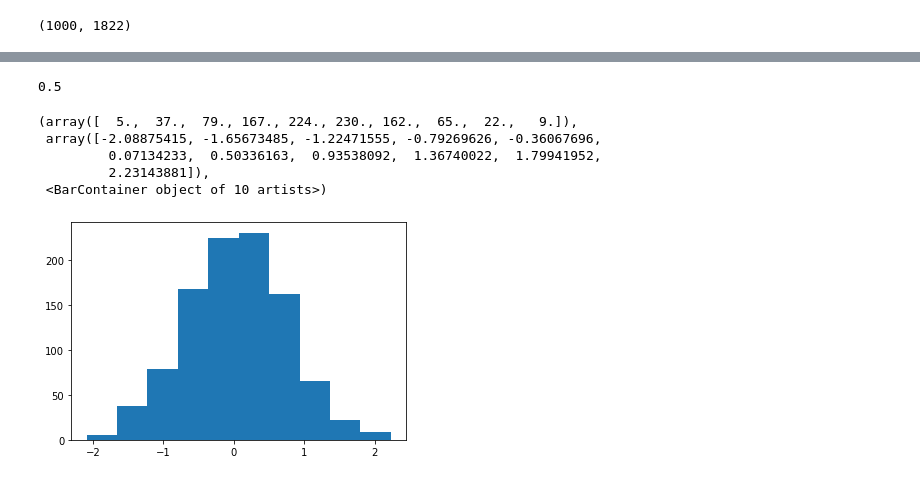
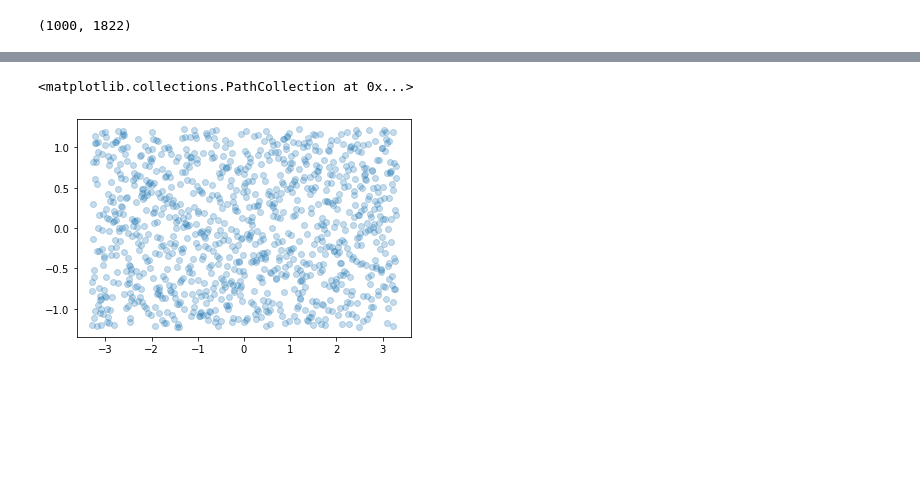
Before and after one commit to comocheng/autoscience, a Jupyter notebook: uncertainty/workflow/correlated_uncertainty/correlated_random_uniforms.ipynb, the cells around one changed output, grey strips where cells are left out. Drawn from its saved outputs; the diff is of its cells as text; code cells hidden in the pictures; blank space fills up the shorter version.

Commit message:
cleaned up correlated random uniform jupyter notebook

```diff
--- a/uncertainty/workflow/correlated_uncertainty/correlated_random_uniforms.ipynb
+++ b/uncertainty/workflow/correlated_uncertainty/correlated_random_uniforms.ipynb
@@ -72,4 +41,0 @@ def normal_to_uniform(y):
-# %%
-reconstructed_uniform = np.zeros(len(unis))
-for i in range(0, len(unis)):
-    reconstructed_uniform[i] = normal_to_uniform(unis[i])
@@ -107,7 +49,7 @@ len(Sigma_k)
 # %%
-# Sigma_k[324, 328]
-len(Sigma_k)
-normal_randoms = np.random.multivariate_normal(np.zeros(len(Sigma_k)), Sigma_k, size=1000)
+# Generate the multivariate randoms
+mean_vec = np.zeros(Sigma_k.shape[0])  # Sigma_k is a square matrix
+normal_randoms = np.random.multivariate_normal(mean_vec, Sigma_k, size=1000)
 # %%
 normal_randoms.shape
 # %% [output]
@@ -117,19 +57,21 @@ normal_randoms.shape
 # %%
+# compute the CDF
 sorted_normals = np.sort(normal_randoms, axis=0)
-xs = np.zeros(sorted_normals.shape)
+CDF = np.zeros(sorted_normals.shape)
 for rxn_index in range(0, sorted_normals.shape[1]):
     # the variance represents the 1/12*(b-a)^2
     # the variance represents the a^2/3
     var = Sigma_k[rxn_index, rxn_index]
-    a = np.sqrt(3 * var)
-    xs[:, rxn_index] = np.linspace(-a, a, sorted_normals.shape[0])
+    a = np.sqrt(3 * var)  # assumed uniform distribution is symmetric about zero
+    CDF[:, rxn_index] = np.linspace(-a, a, sorted_normals.shape[0])
 # %%
+# function to actually convert the normal randoms into uniform randoms
 def normal_to_uniform(sample, rxn_index):
-    # cdf is already defined
+    # assumes CDF is already defined
     # find the closest value to the input
     distance = np.abs(sorted_normals[:, rxn_index] - sample)
     closest_index = np.argmin(distance)
-    return xs[closest_index, rxn_index]
+    return CDF[closest_index, rxn_index]
 # %%
 # convert all those normal variables to uniforms
 uniform_randoms = np.zeros(normal_randoms.shape)
@@ -279,13 +99,6 @@ plt.hist(normal_randoms[:,324])
-# %%
-Sigma_k[0,0]
-# %% [output]
-0.5
-# %%
-plt.hist(normal_randoms[:,0])
-# %% [output]
-(array([  5.,  37.,  79., 167., 224., 230., 162.,  65.,  22.,   9.]),
- array([-2.08875415, -1.65673485, -1.22471555, -0.79269626, -0.36067696,
-         0.07134233,  0.50336163,  0.93538092,  1.36740022,  1.79941952,
-         2.23143881]),
- <BarContainer object of 10 artists>)
-[figure, removed]
+# %%
+# plot the correlation of two variables for an example
+plt.scatter(uniform_randoms[:, 324], uniform_randoms[:, 0], alpha=0.25)
+# %% [output]
+<matplotlib.collections.PathCollection at 0x...>
+[figure, added]
```
Also changed, not shown: parts of 31 cells of this notebook.
